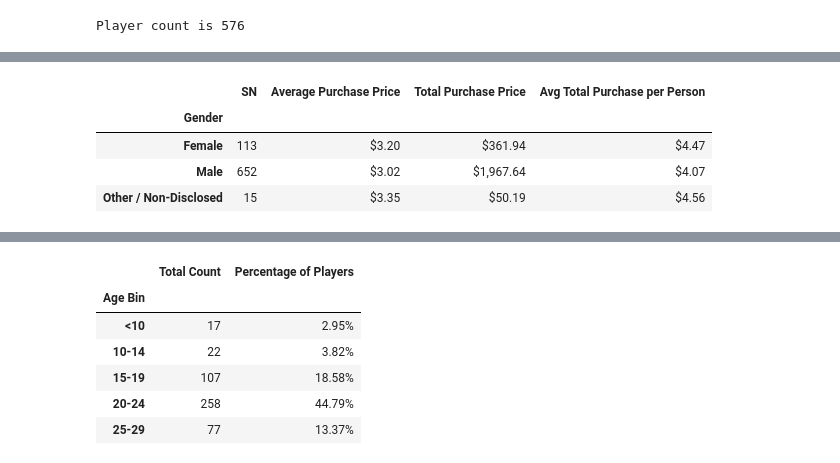
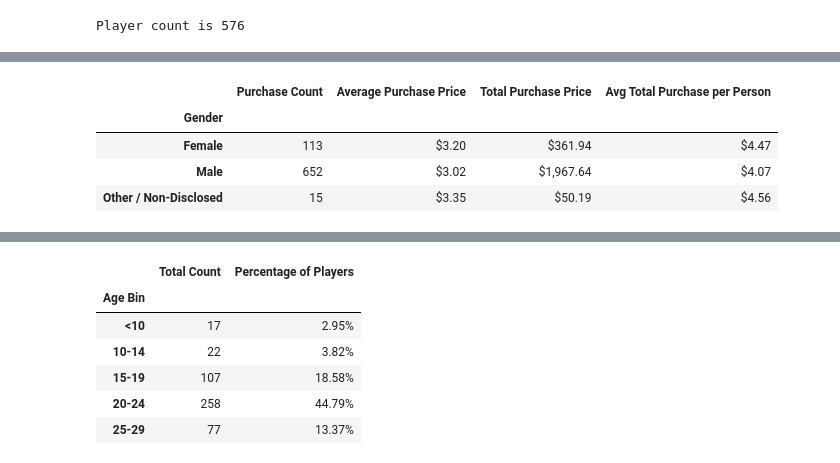
Before and after one commit to g8r1fl/pandas-challenge, a Jupyter notebook: HeroesOfPymoli/heroes.ipynb, the cells around one changed output, grey strips where cells are left out. Saved outputs shown, nothing was run; the diff lists cells and outputs as text; code cells hidden in the pictures.

```diff
--- a/HeroesOfPymoli/heroes.ipynb
+++ b/HeroesOfPymoli/heroes.ipynb
@@ -57,9 +57,8 @@ female_total = gender.iloc[0,0]
 male_total = gender.iloc[1,0]
 other_total = gender.iloc[2,0]
 
-# print(gender.iloc[1,1])
-# print(female)
-# print(male)
+gender["Percentage of Players"] = gender["Percentage of Players"].map("{: .2%}".format)
+
 gender
 # %% [output]
 |  | Total Count | Percentage of Players |
@@ -102,10 +85,11 @@ merge3_df
 # %%
-final_merge = merge3_df.rename(columns={"SN_x": "Purchase Count","Price_x": "Average Purchase Price","Price_y": "Total Purchase Price","SN_y": "Total Gender Count","Avg_pur_per_person": "Avg Total Purchase per Person"})
+# final gender purchase analysis dataframe with formatting
+final_merge = merge3_df.rename(columns={"SN": "Purchase Count","Price_x": "Average Purchase Price","Price_y": "Total Purchase Price","SN_y": "Total Gender Count","Avg_pur_per_person": "Avg Total Purchase per Person"})
 final_merge = final_merge.drop(final_merge.columns[[3,4]], axis=1)
 format_dict = {"Average Purchase Price": "${0:,.2f}", "Total Purchase Price": "${0:,.2f}","Avg Total Purchase per Person": "${0:,.2f}","Percentage of Players": "{:.2%}"}
 final_merge.style.format(format_dict)
 # %% [output]
-|  | SN | Average Purchase Price | Total Purchase Price | Avg Total Purchase per Person |
+|  | Purchase Count | Average Purchase Price | Total Purchase Price | Avg Total Purchase per Person |
 | Gender |  |  |  |  |
 | Female | 113 | $3.20 | $361.94 | $4.47 |
 | Male | 652 | $3.02 | $1,967.64 | $4.07 |
```
Also changed, not shown: parts of 22 cells of this notebook, 1 other file.
